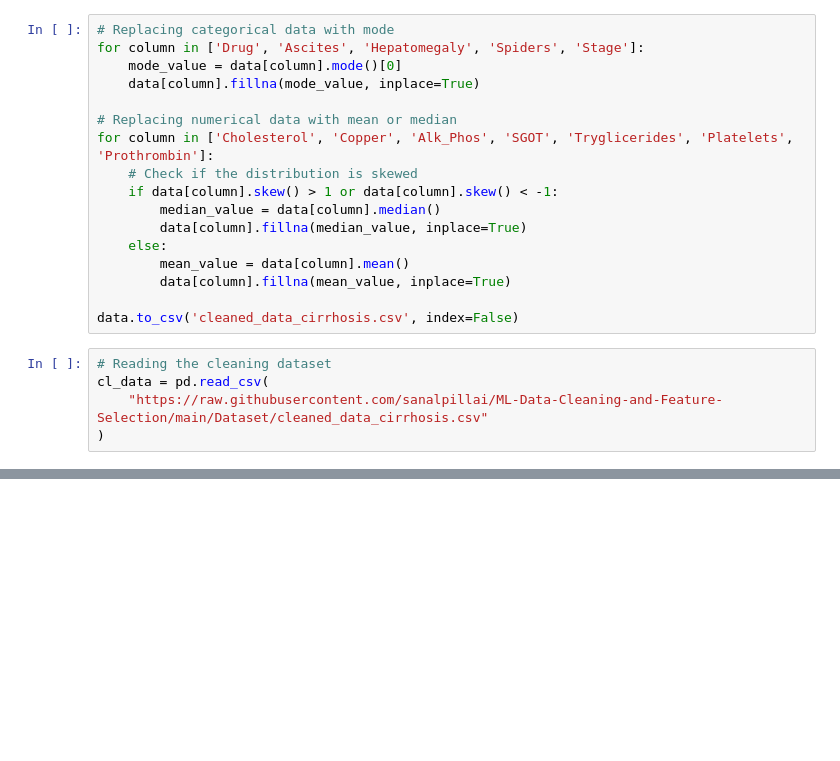
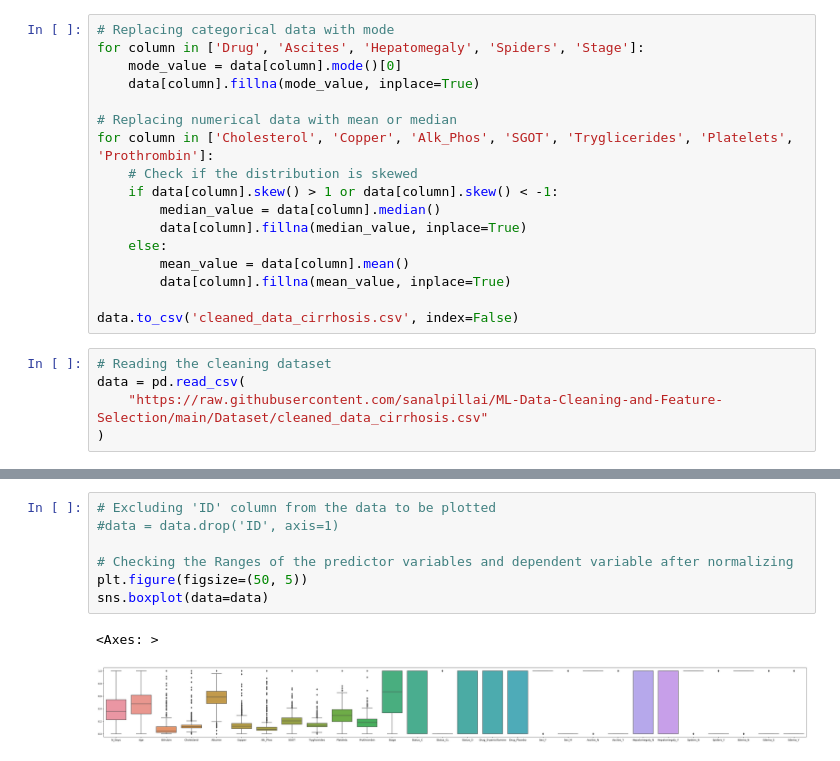
Before and after one commit to sanalpillai/ML-Data-Cleaning-and-Feature-Selection, a Jupyter notebook: ML Data Cleaning and Feature Selection.ipynb, the cells around one changed output, grey strips where cells are left out. Saved outputs shown, nothing was run; the diff lists cells and outputs as text; blank space fills up the shorter version.

```diff
--- a/ML Data Cleaning and Feature Selection.ipynb
+++ b/ML Data Cleaning and Feature Selection.ipynb
@@ -74,7 +74,7 @@ for column in ['Cholesterol', 'Copper', 'Alk_Phos', 'SGOT', 'Tryglicerides', 'Pl
 data.to_csv('cleaned_data_cirrhosis.csv', index=False)
 # %%
 # Reading the cleaning dataset
-cl_data = pd.read_csv(
+data = pd.read_csv(
     "https://raw.githubusercontent.com/sanalpillai/ML-Data-Cleaning-and-Feature-Selection/main/Dataset/cleaned_data_cirrhosis.csv"
 )
 # %%
@@ -157,0 +222,10 @@ Index(['ID', 'N_Days', 'Status', 'Drug', 'Age', 'Sex', 'Ascites',
+# %%
+# Excluding 'ID' column from the data to be plotted
+#data = data.drop('ID', axis=1)
+
+# Checking the Ranges of the predictor variables and dependent variable after normalizing
+plt.figure(figsize=(50, 5))
+sns.boxplot(data=data)
+# %% [output]
+<Axes: >
+[figure, added]
```
Also changed, not shown: parts of 9 cells of this notebook.
